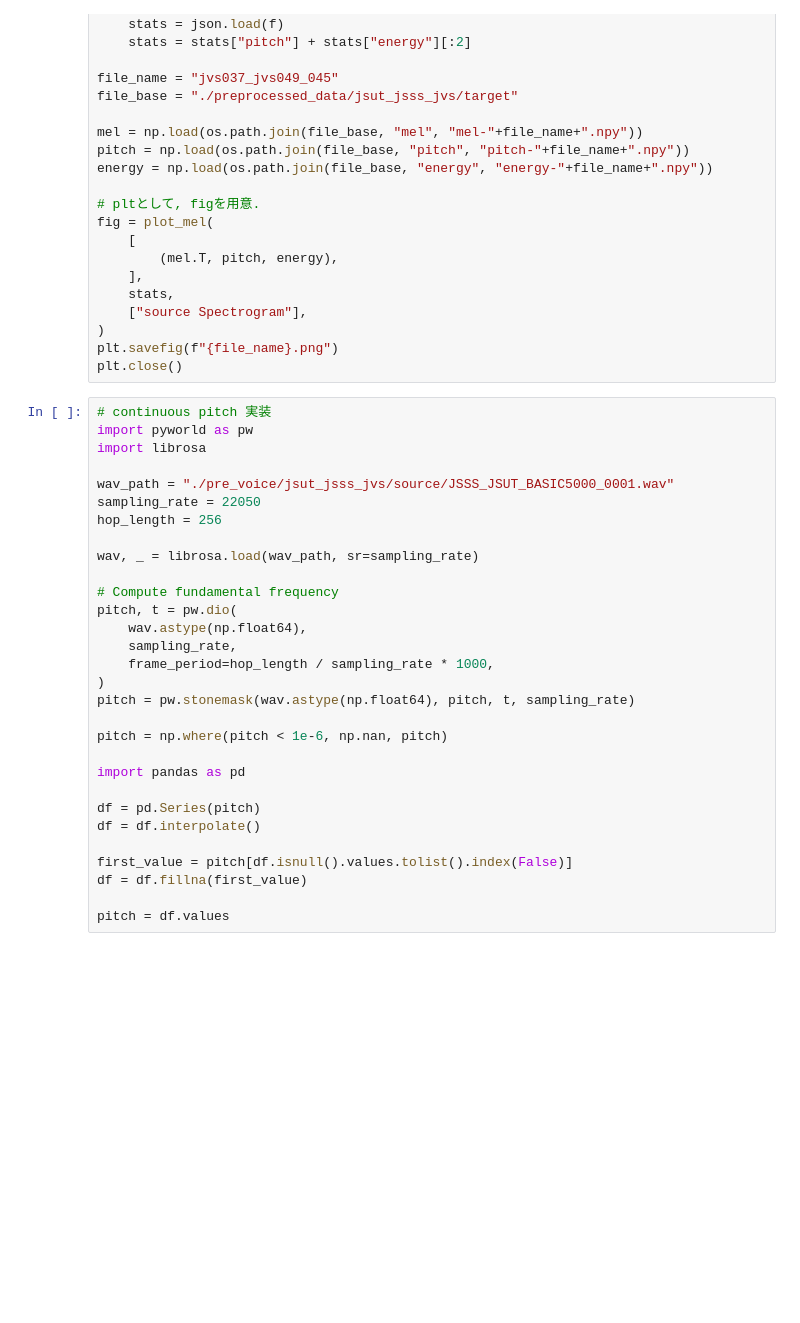
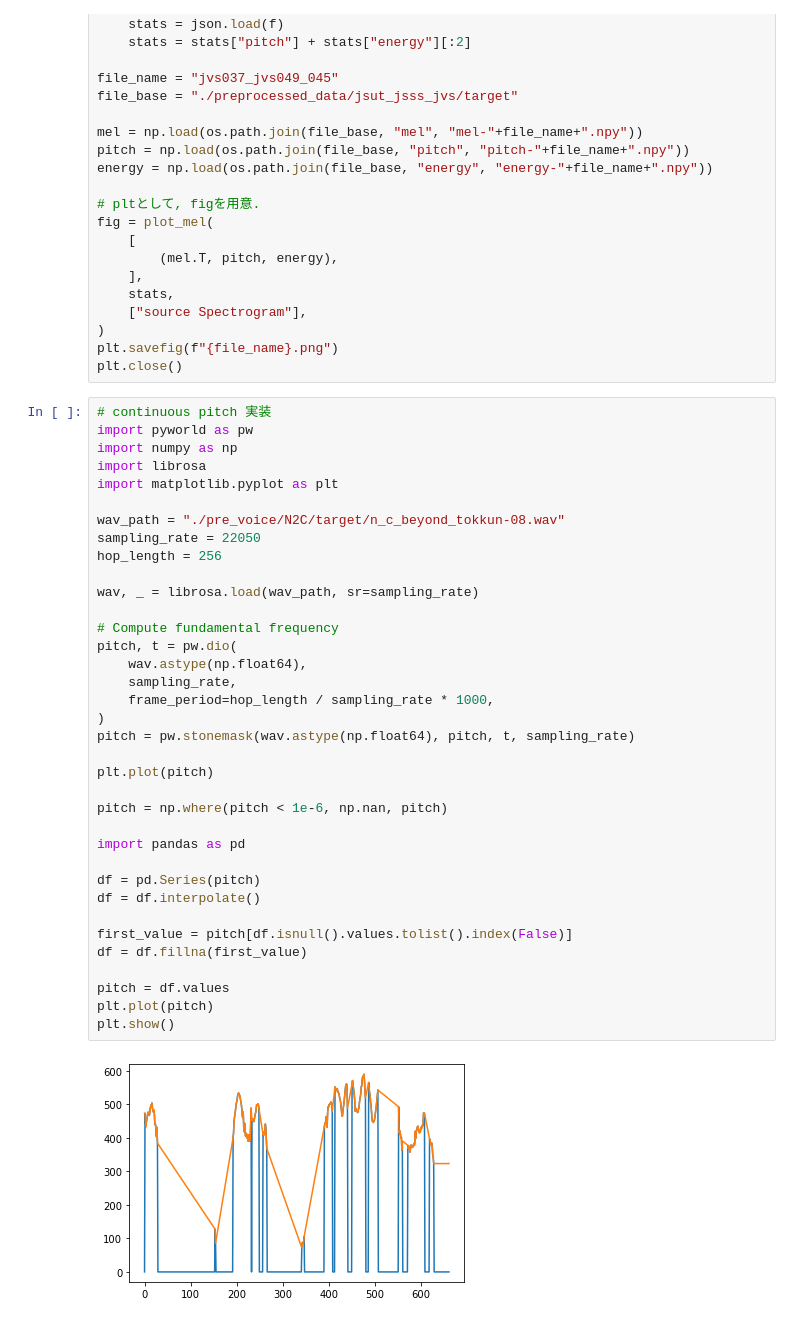
Before and after one commit to YutoNishimura-v2/my_NAR-S2S-VC, a Jupyter notebook: mel_check.ipynb, the cells around one changed output. Saved outputs shown, nothing was run; the diff lists cells and outputs as text; blank space fills up the shorter version.

```diff
--- a/mel_check.ipynb
+++ b/mel_check.ipynb
@@ -354,30 +354,38 @@ plt.close()
 # %%
 # continuous pitch 実装
 import pyworld as pw
+import numpy as np
 import librosa
+import matplotlib.pyplot as plt
 
-wav_path = "./pre_voice/jsut_jsss_jvs/source/JSSS_JSUT_BASIC5000_0001.wav"
+wav_path = "./pre_voice/N2C/target/n_c_beyond_tokkun-08.wav"
 sampling_rate = 22050
 hop_length = 256
 
 wav, _ = librosa.load(wav_path, sr=sampling_rate)
 
 # Compute fundamental frequency
 pitch, t = pw.dio(
     wav.astype(np.float64),
     sampling_rate,
     frame_period=hop_length / sampling_rate * 1000,
 )
 pitch = pw.stonemask(wav.astype(np.float64), pitch, t, sampling_rate)
 
+plt.plot(pitch)
+
 pitch = np.where(pitch < 1e-6, np.nan, pitch)
 
 import pandas as pd
 
 df = pd.Series(pitch)
 df = df.interpolate()
 
 first_value = pitch[df.isnull().values.tolist().index(False)]
 df = df.fillna(first_value)
 
 pitch = df.values
+plt.plot(pitch)
+plt.show()
+# %% [output]
+[figure, added]
```
Also changed, not shown: parts of 3 cells of this notebook, 7 other files.
